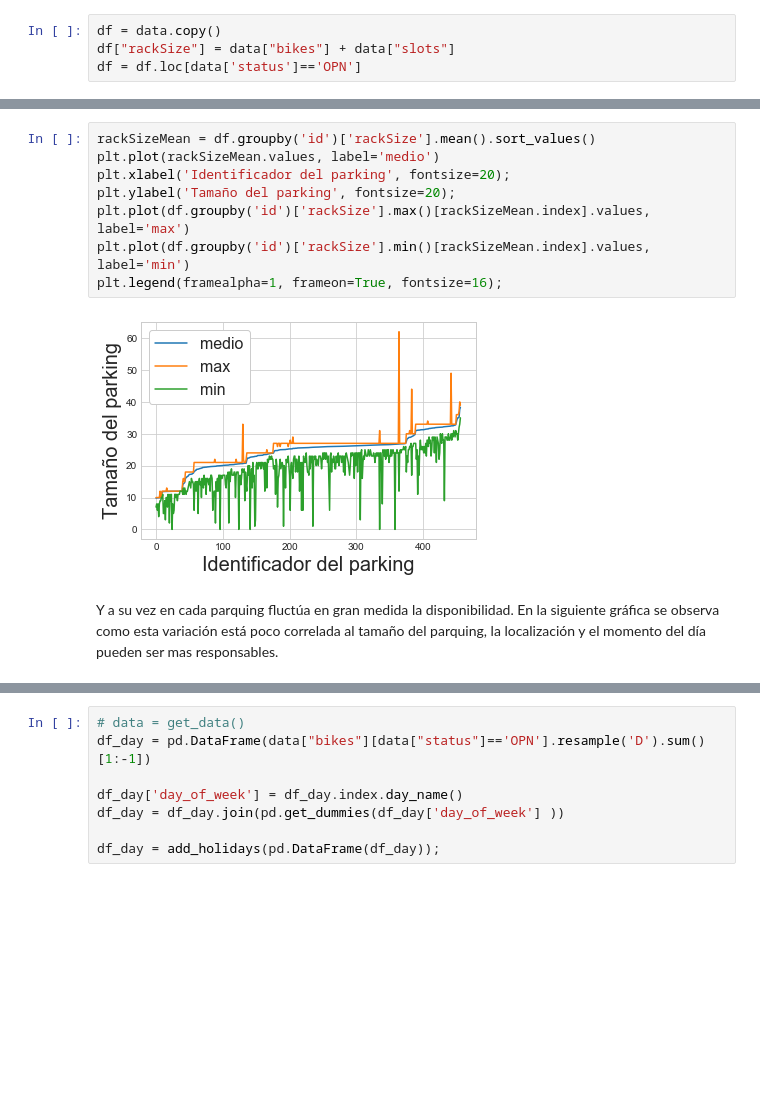
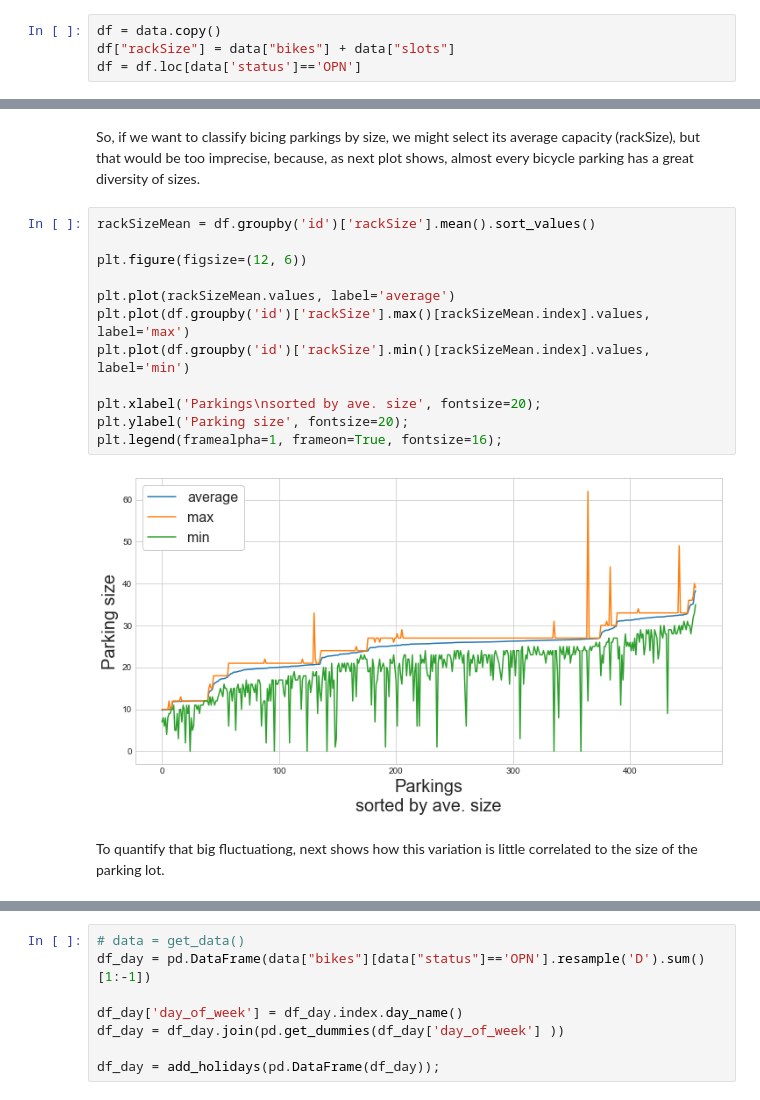
Before and after one commit to juanMarinero/bicingBarcelona, a Jupyter notebook: main.ipynb, the cells around one changed output, grey strips where cells are left out. Saved outputs shown, nothing was run; the diff lists cells and outputs as text; blank space fills up the shorter version.

```diff
--- a/main.ipynb
+++ b/main.ipynb
@@ -92,15 +126,21 @@ Los parkings de bicicletas tienen gran diversidad de tamaños.
+# %% [markdown]
+So, if we want to classify bicing parkings by size, we might select its average capacity (rackSize), but that would be too imprecise, because, as next plot shows, almost every bicycle parking has a great diversity of sizes.
 # %%
 rackSizeMean = df.groupby('id')['rackSize'].mean().sort_values()
-plt.plot(rackSizeMean.values, label='medio')
-plt.xlabel('Identificador del parking', fontsize=20);
-plt.ylabel('Tamaño del parking', fontsize=20);
+
+plt.figure(figsize=(12, 6))
+
+plt.plot(rackSizeMean.values, label='average')
 plt.plot(df.groupby('id')['rackSize'].max()[rackSizeMean.index].values, label='max')
 plt.plot(df.groupby('id')['rackSize'].min()[rackSizeMean.index].values, label='min')
+
+plt.xlabel('Parkings\nsorted by ave. size', fontsize=20);
+plt.ylabel('Parking size', fontsize=20);
 plt.legend(framealpha=1, frameon=True, fontsize=16);
 # %% [output]
-[figure, old version]
+[figure, new version]
-# %% [markdown]
-Y a su vez en cada parquing fluctúa en gran medida la disponibilidad. En la siguiente gráfica se observa como esta variación está poco correlada al tamaño del parquing, la localización y el momento del día pueden ser mas responsables.
+# %% [markdown]
+To quantify that big fluctuationg, next shows how this variation is little correlated to the size of the parking lot.
 # %%
 fig, ax1 = plt.subplots()
 colors = ["blue", "orange"]
```
Also changed, not shown: parts of 126 cells of this notebook, 9 other files.
